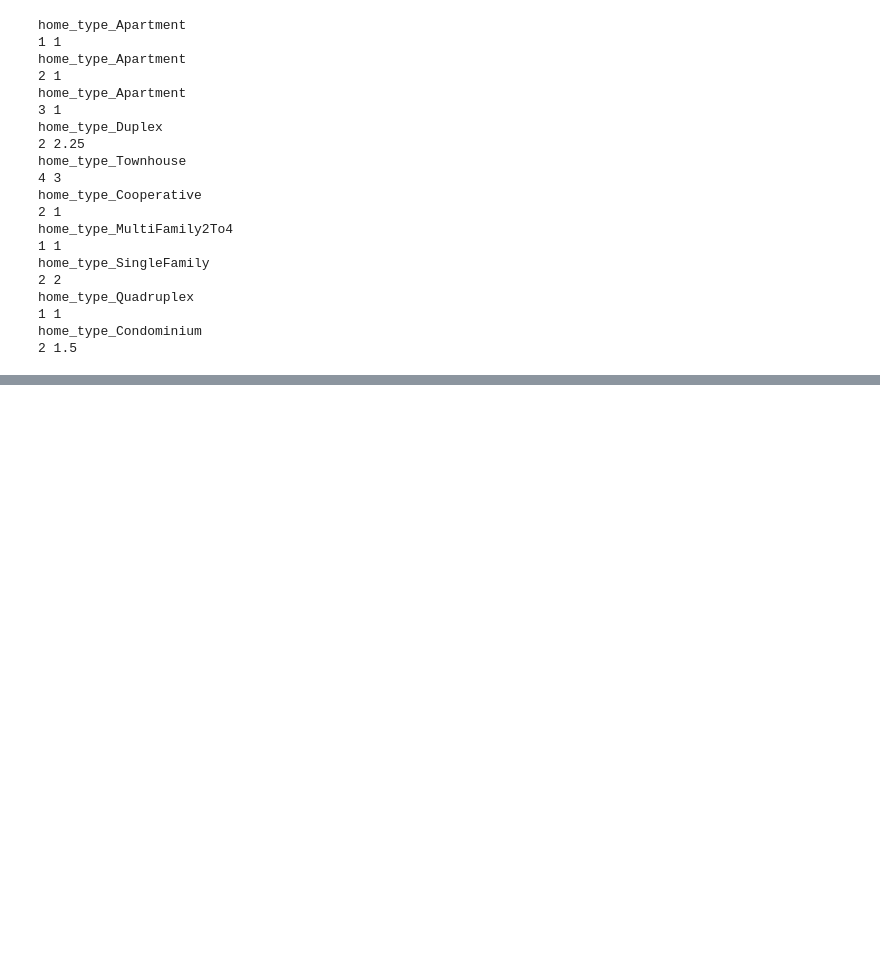
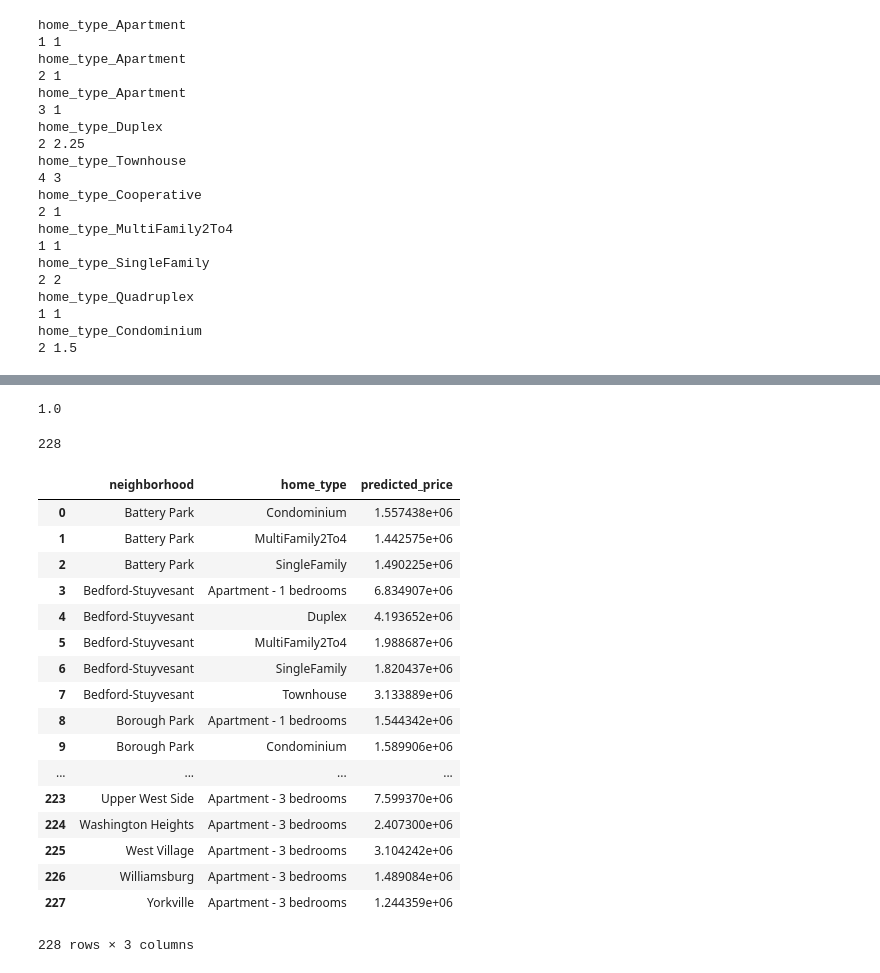
Before and after one commit to nbeebewang/housing_prices, a Jupyter notebook: df_to_predict.ipynb, the cells around one changed output, grey strips where cells are left out. Cells and saved outputs as stored; diff of their text form; code cells hidden in the pictures; blank space fills up the shorter version.

```diff
--- a/df_to_predict.ipynb
+++ b/df_to_predict.ipynb
@@ -215,0 +265,8 @@ model.fit(x_train, y_train)
+# %%
+df.loc[1]['neighborhood_Battery Park']
+# %% [output]
+1.0
+# %%
+len(df)
+# %% [output]
+228
@@ -215,0 +293,21 @@ model.fit(x_train, y_train)
+# %%
+results_df
+# %% [output]
+|  | neighborhood | home_type | predicted_price |
+| 0 | Battery Park | Condominium | 1.557438e+06 |
+| 1 | Battery Park | MultiFamily2To4 | 1.442575e+06 |
+| 2 | Battery Park | SingleFamily | 1.490225e+06 |
+| 3 | Bedford-Stuyvesant | Apartment - 1 bedrooms | 6.834907e+06 |
+| 4 | Bedford-Stuyvesant | Duplex | 4.193652e+06 |
+| 5 | Bedford-Stuyvesant | MultiFamily2To4 | 1.988687e+06 |
+| 6 | Bedford-Stuyvesant | SingleFamily | 1.820437e+06 |
+| 7 | Bedford-Stuyvesant | Townhouse | 3.133889e+06 |
+| 8 | Borough Park | Apartment - 1 bedrooms | 1.544342e+06 |
+| 9 | Borough Park | Condominium | 1.589906e+06 |
+| ... | ... | ... | ... |
+| 223 | Upper West Side | Apartment - 3 bedrooms | 7.599370e+06 |
+| 224 | Washington Heights | Apartment - 3 bedrooms | 2.407300e+06 |
+| 225 | West Village | Apartment - 3 bedrooms | 3.104242e+06 |
+| 226 | Williamsburg | Apartment - 3 bedrooms | 1.489084e+06 |
+| 227 | Yorkville | Apartment - 3 bedrooms | 1.244359e+06 |
+228 rows × 3 columns
```
Also changed, not shown: parts of 12 cells of this notebook, 2 other files.
